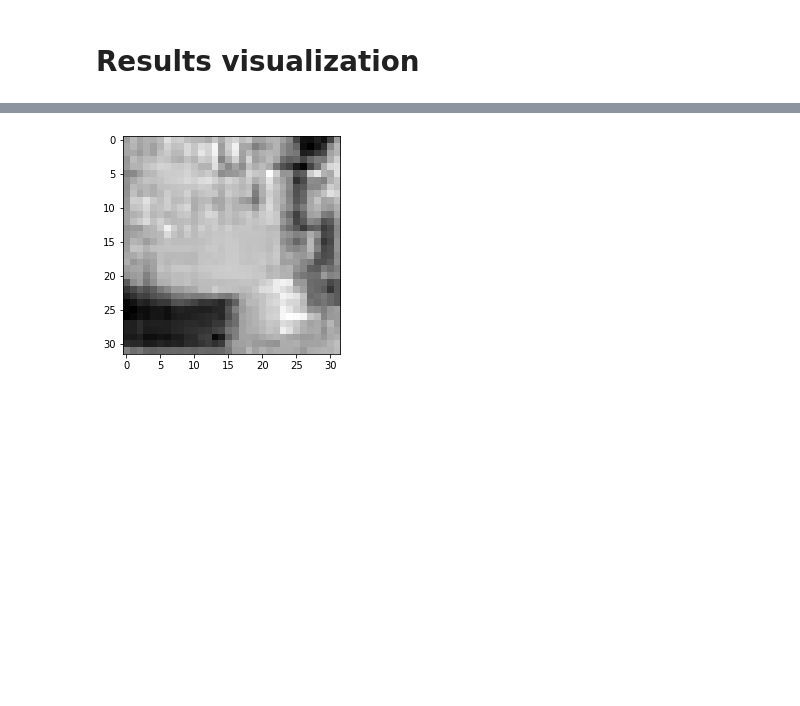
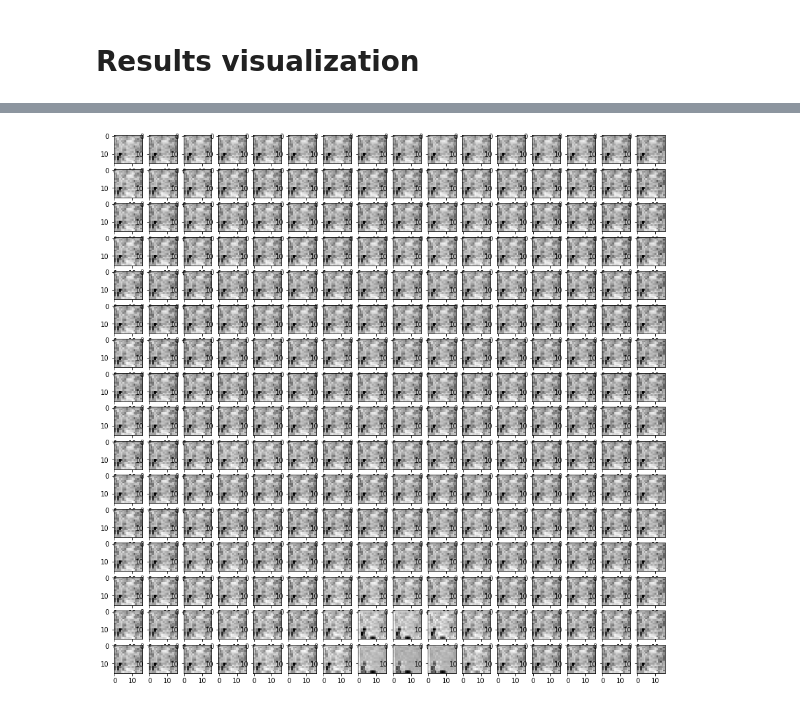
Before and after one commit to APirchner/psychicgan, a Jupyter notebook: basic_training.ipynb, the cells around one changed output, grey strips where cells are left out. Saved outputs shown, nothing was run; the diff lists cells and outputs as text; code cells hidden in the pictures; blank space fills up the shorter version.

```diff
--- a/basic_training.ipynb
+++ b/basic_training.ipynb
@@ -224,6 +243,11 @@ print(genval_attn.shape)
 (32, 32, 32, 32)
-# %%
-plt.imshow(genval_attn[16,16,:,:], cmap = 'gray')
-plt.show()
-# %% [output]
-[figure, removed]
+# %%
+plt.figure(figsize=(15, 15))
+act_tens = encval_attn
+for idx in range(act_tens.shape[1]):
+    for idy in range(act_tens.shape[2]):
+        plt.subplot(act_tens.shape[1], act_tens.shape[2], idy + idx*act_tens.shape[1] + 1)
+        plt.imshow(act_tens[1,idx,idy,0,:,:], cmap = 'gray')
+plt.show()
+# %% [output]
+[figure, added]
```
Also changed, not shown: parts of 11 cells of this notebook, 4 other files.
